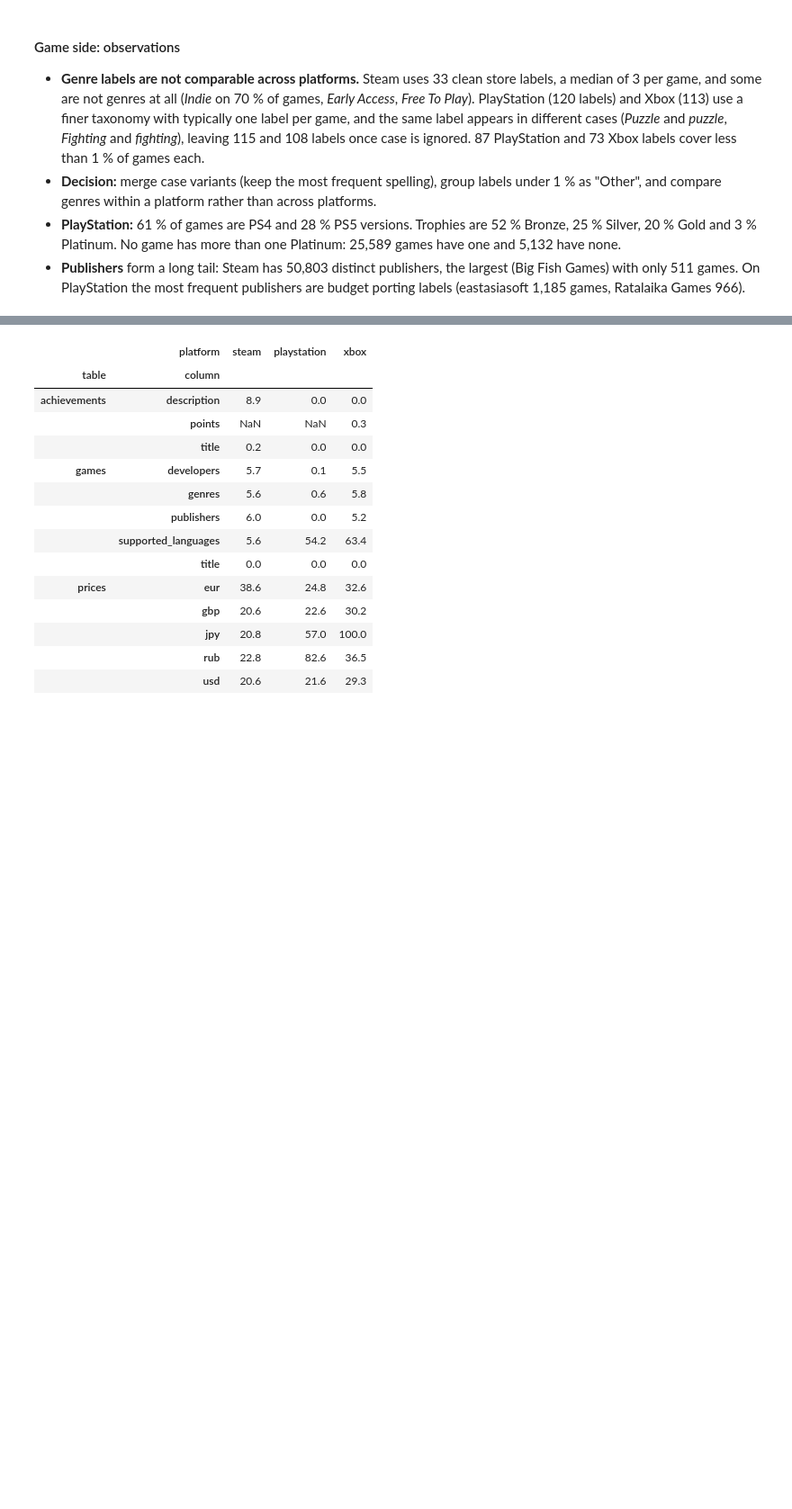
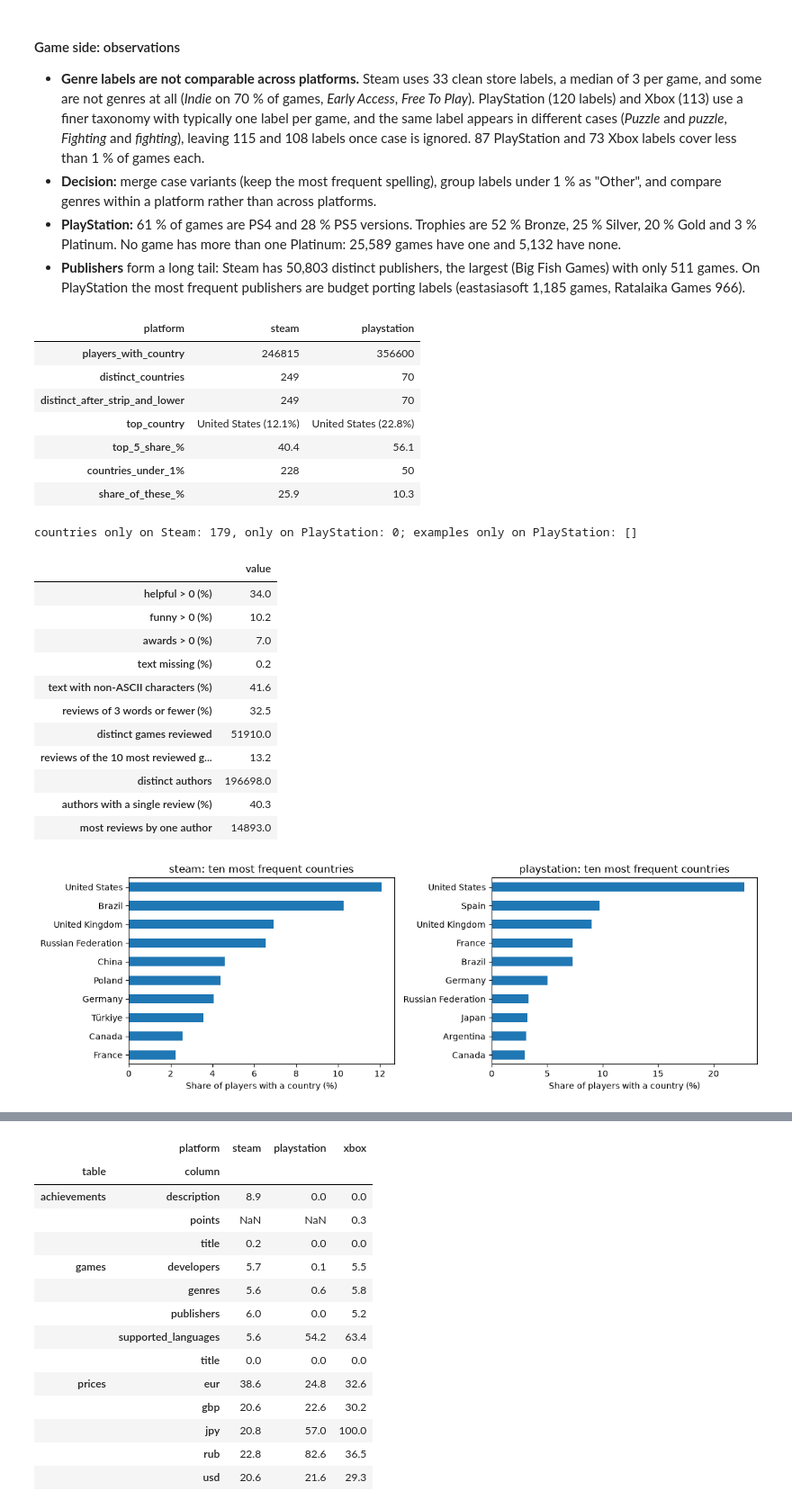
Before and after one commit to minhnguyen1210/Gaming-Profiles, a Jupyter notebook: notebooks/01_collection_exploration.ipynb, the cells around one changed output, grey strips where cells are left out. Shown at 90% size. Drawn from its saved outputs; the diff is of its cells as text; code cells hidden in the pictures; blank space fills up the shorter version.

```diff
--- a/notebooks/01_collection_exploration.ipynb
+++ b/notebooks/01_collection_exploration.ipynb
@@ -1046,0 +1362,68 @@ PS games by number of Platinum trophies: {0: 5132, 1: 25589}
+# %%
+# Player side: players, history, purchased_games, reviews, friends, private_steamids (owner: CaoThien1402)
+country_rows, country_share = [], {}
+for platform in ["steam", "playstation"]:  # Xbox profiles have no country
+    country = load_player_table(platform, "players", usecols=["country"], parse_dates=[])["country"].astype("object").dropna()
+    share = country.value_counts(normalize=True) * 100
+    country_share[platform] = share
+    cleaned = country.str.strip().str.lower()
+    country_rows.append({
+        "platform": platform, "players_with_country": len(country), "distinct_countries": country.nunique(),
+        "distinct_after_strip_and_lower": cleaned.nunique(),
+        "top_country": f"{share.index[0]} ({share.iloc[0]:.1f}%)", "top_5_share_%": round(share.head(5).sum(), 1),
+        "countries_under_1%": int((share < 1).sum()), "share_of_these_%": round(share[share < 1].sum(), 1),
+    })
+display(pd.DataFrame(country_rows).set_index("platform").T)
+only_steam, only_ps = set(country_share["steam"].index) - set(country_share["playstation"].index), \
+    set(country_share["playstation"].index) - set(country_share["steam"].index)
+print(f"countries only on Steam: {len(only_steam)}, only on PlayStation: {len(only_ps)}; "
+      f"examples only on PlayStation: {sorted(only_ps)[:6]}")
+
+# Reviews: the categorical-like columns (read from the features written in section 2.5)
+review_features = pd.read_parquet(PROCESSED_DIR / "steam_review_features.parquet")
+per_game = review_features["gameid"].value_counts()
+per_author = review_features["playerid"].value_counts()
+display(pd.Series({
+    "helpful > 0 (%)": 100 * (review_features["helpful"] > 0).mean(),
+    "funny > 0 (%)": 100 * (review_features["funny"] > 0).mean(),
+    "awards > 0 (%)": 100 * (review_features["awards"] > 0).mean(),
+    "text missing (%)": 100 * review_features["text_missing"].mean(),
+    "text with non-ASCII characters (%)": 100 * (~review_features["is_ascii"].dropna().astype(bool)).mean(),
+    "reviews of 3 words or fewer (%)": 100 * (review_features["n_words"] <= 3).mean(),
+    "distinct games reviewed": per_game.size,
+    "reviews of the 10 most reviewed games (%)": 100 * per_game.head(10).sum() / len(review_features),
+    "distinct authors": per_author.size,
+    "authors with a single review (%)": 100 * (per_author == 1).mean(),
+    "most reviews by one author": per_author.iloc[0],
+}).round(1).rename("value").to_frame())
+
+fig, axes = plt.subplots(1, 2, figsize=(12, 4))
+for ax, platform in zip(axes, ["steam", "playstation"]):
+    country_share[platform].head(10).sort_values().plot.barh(ax=ax)
+    ax.set(title=f"{platform}: ten most frequent countries", xlabel="Share of players with a country (%)", ylabel="")
+fig.tight_layout()
+fig.savefig(FIG_DIR / "explore_player_countries.png", dpi=150)
+plt.show()
+# %% [output]
+| platform | steam | playstation |
+| players_with_country | 246815 | 356600 |
+| distinct_countries | 249 | 70 |
+| distinct_after_strip_and_lower | 249 | 70 |
+| top_country | United States (12.1%) | United States (22.8%) |
+| top_5_share_% | 40.4 | 56.1 |
+| countries_under_1% | 228 | 50 |
+| share_of_these_% | 25.9 | 10.3 |
+countries only on Steam: 179, only on PlayStation: 0; examples only on PlayStation: []
+|  | value |
+| helpful > 0 (%) | 34.0 |
+| funny > 0 (%) | 10.2 |
+| awards > 0 (%) | 7.0 |
+| text missing (%) | 0.2 |
+| text with non-ASCII characters (%) | 41.6 |
+| reviews of 3 words or fewer (%) | 32.5 |
+| distinct games reviewed | 51910.0 |
+| reviews of the 10 most reviewed g... | 13.2 |
+| distinct authors | 196698.0 |
+| authors with a single review (%) | 40.3 |
+| most reviews by one author | 14893.0 |
+[figure, added]
```
Also changed, not shown: parts of 24 cells of this notebook, 4 other files.
